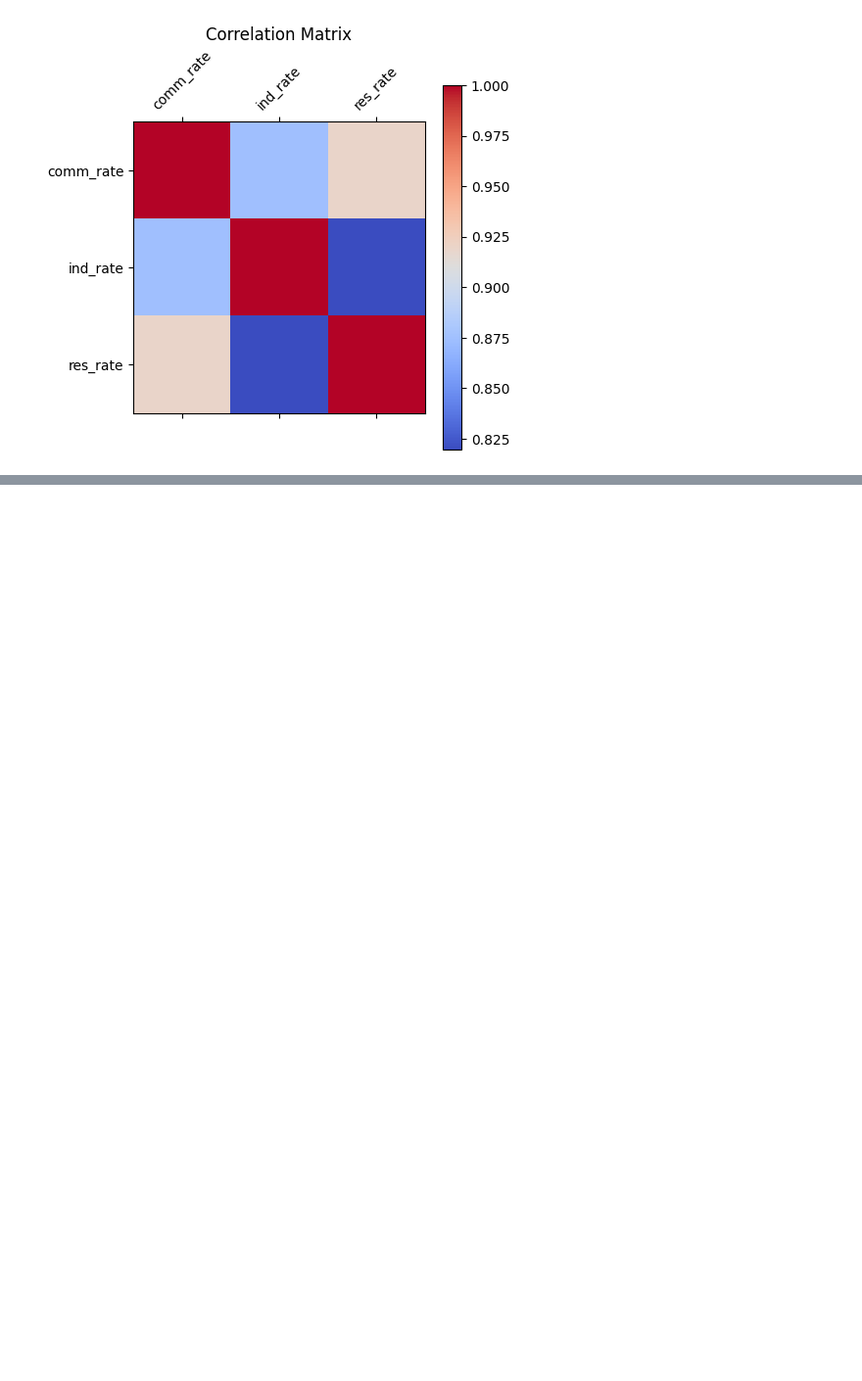
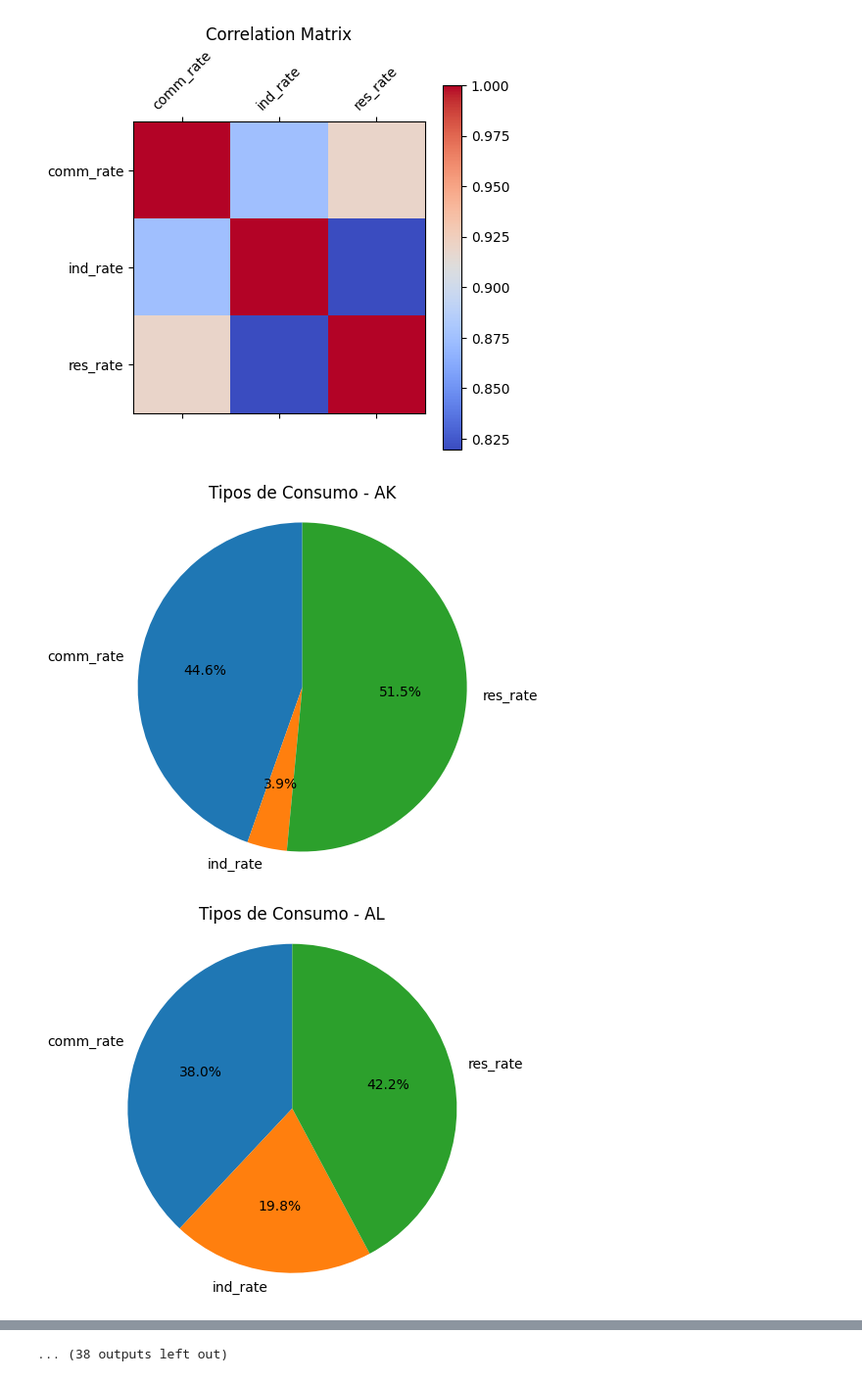
Before and after one commit to artluiz/Analise-da-qualidade-do-ar-em-diferentes-regioes, a Jupyter notebook: Projeto_4.ipynb, the cells around one changed output, grey strips where cells are left out. Shown at 98% size. Drawn from its saved outputs; the diff is of its cells as text; code cells hidden in the pictures; blank space fills up the shorter version.

Commit message:
gráficos de consumo por estado

```diff
--- a/Projeto_4.ipynb
+++ b/Projeto_4.ipynb
@@ -181,3 +181,25 @@ plt.title('Correlation Matrix')
 plt.show()
 # %% [output]
 [figure]
+# %%
+
+# Segmentação por estado e taxas de consumo
+segmented_data = df.groupby('state')[['comm_rate', 'ind_rate', 'res_rate']].mean()
+
+# Criar o diagrama circular para cada estado
+for state in segmented_data.index:
+    state_data = segmented_data.loc[state]
+    labels = state_data.index
+    sizes = state_data.values
+
+    # Criar o diagrama circular
+    plt.figure()
+    plt.pie(sizes, labels=labels, autopct='%1.1f%%', startangle=90)
+    plt.axis('equal')
+    plt.title(f'Tipos de Consumo - {state}')
+
+# Exibir os diagramas circulares
+plt.show()
+# %% [output]
+[figure, added]
+[figure, added]
@@ -183,0 +216 @@ plt.show()
+... (38 outputs left out)
```
Also changed, not shown: parts of 1 cell of this notebook.
